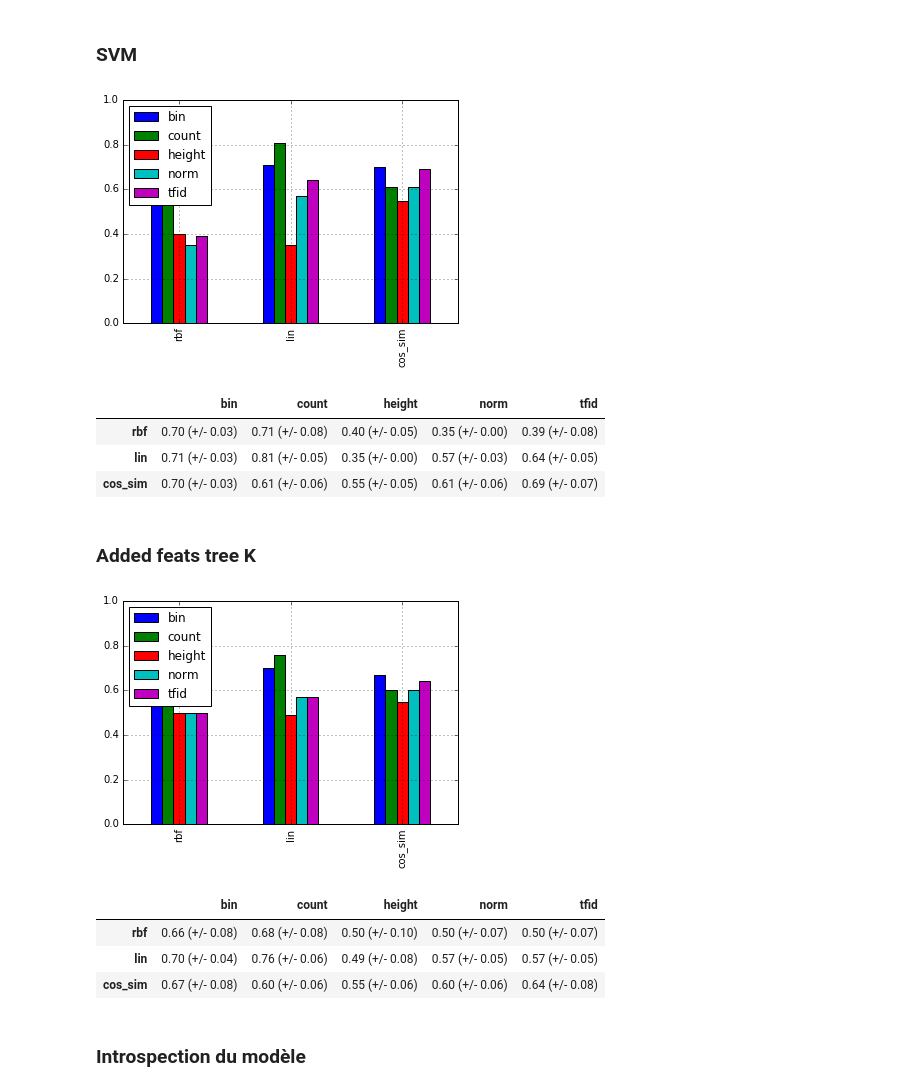
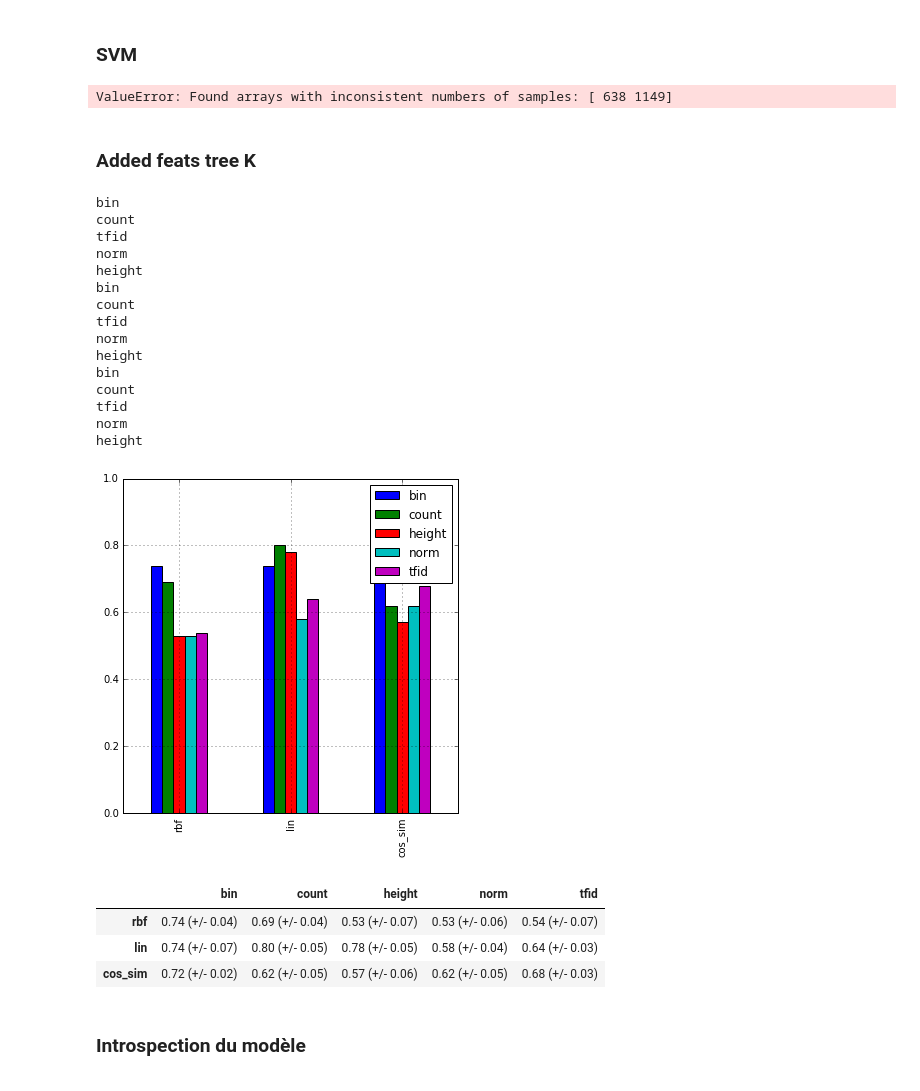
Before and after one commit to emited/discourseAnalysis, a Jupyter notebook: code/experiments.ipynb, the cells around one changed output. Saved outputs shown, nothing was run; the diff lists cells and outputs as text; code cells hidden in the pictures.

```diff
--- a/code/experiments.ipynb
+++ b/code/experiments.ipynb
@@ -8,21 +8,17 @@ from sklearn import svm
 from sklearn import cross_validation
 import pandas as pd
 import matplotlib.pyplot as plt
-#%matplotlib inline
+%matplotlib inline
 
-def plot_df(df):
+def plot_df(df,figsize=6):
     n_df = df.copy(deep=True)
     for idf in df:
         n_df[idf] =  df[idf].apply(lambda x:float(x.split()[0]))
-    n_df.plot(kind='bar')
+    plt.figure(figsize=(figsize,figsize))
+    ax = plt.gca()
+    n_df.plot(kind='bar',ax=ax)
     plt.grid()
     plt.ylim([0.,1.])
+    plt.show()
 # %% [markdown]
 ## loading data
-# %%
-import cPickle as pickle
-V_kernels = pickle.load(open('../../data/test/vect_kernels.pkl','r'))
-y = pickle.load(open('../../data/labels.pkl','r'))
-# %%
-V = pickle.load(open('../../data/test/vects.pkl'))
-V.keys()
@@ -36,3 +25,17 @@ idx = np.concatenate((idx_narr,idx_other))
+# %%
+import cPickle as pickle
+V_kernels = pickle.load(open('../../data/test/tryvect_kernels.pkl','r'))
+y = pickle.load(open('../../data/labels.pkl','r'))
+V_kernels = pickle.load(open('../../data/test/tryvect_kernels.pkl','r'))
+T = pickle.load(open('../../data/trees_with_labels.pkl'))
+pickle.dump(V_kernels,open('../../data/test/vect_kernels.pkl','w'))
+V = pickle.load(open('../../data/test/vects.pkl','r'))
+svm_df = pickle.load(open('../../data/test/svm_res.pkl','r'))
+
+idx_narr = np.where(y == 0)[0]
+idx_other = np.where(y != 0)[0]
+idx_narr = np.random.permutation(idx_narr)[:220]
+idx = np.concatenate((idx_narr,idx_other))
 # %% [markdown]
 ## loading classifiers
 # %% [markdown]
@@ -50,7 +53,7 @@ for k in Kernels:
         svm_clf = svm.SVC(kernel="precomputed")
         scores = cross_validation.cross_val_score(svm_clf,K,y[idx],cv=5)
         d[rep] = "   %0.2f   (+/- %0.2f) " % (scores.mean(), scores.std() * 2)
-        #print rep
+        print rep
 
     results.append(d)
 svm_res = pd.DataFrame(results,index=Kernels)
@@ -58,39 +61,50 @@ plot_df(svm_res)
 plt.show()
 svm_res
 # %% [output]
-[figure, removed]
-|  | bin | count | height | norm | tfid |
-| rbf | 0.70 (+/- 0.03) | 0.71 (+/- 0.08) | 0.40 (+/- 0.05) | 0.35 (+/- 0.00) | 0.39 (+/- 0.08) |
-| lin | 0.71 (+/- 0.03) | 0.81 (+/- 0.05) | 0.35 (+/- 0.00) | 0.57 (+/- 0.03) | 0.64 (+/- 0.05) |
-| cos_sim | 0.70 (+/- 0.03) | 0.61 (+/- 0.06) | 0.55 (+/- 0.05) | 0.61 (+/- 0.06) | 0.69 (+/- 0.07) |
+ValueError: Found arrays with inconsistent numbers of samples: [ 638 1149]
 # %% [markdown]
 ### Added feats tree K
 # %%
 Kernels = ['rbf', 'lin', 'cos_sim']
 representations = ['bin', 'count', 'tfid', 'norm', 'height']
 
 results = []
 for k in Kernels:
     d = {}
     for rep in representations:
         K = V_kernels[k][rep]
-        K = K[idx][:,idx]+K_t[idx][:,idx]
+        K = K[idx][:,idx]+0.0001*K_t5[idx][:,idx]
         svm_clf = svm.SVC(kernel="precomputed")
         scores = cross_validation.cross_val_score(svm_clf,K,y[idx],cv=5)
         d[rep] = "   %0.2f   (+/- %0.2f) " % (scores.mean(), scores.std() * 2)
-        #print rep
+        print rep
 
     results.append(d)
 svm_res = pd.DataFrame(results,index=Kernels)
 plot_df(svm_res)
 plt.show()
 svm_res
 # %% [output]
+bin
+count
+tfid
+norm
+height
+bin
+count
+tfid
+norm
+height
+bin
+count
+tfid
+norm
+height
-[figure, old version]
+[figure, new version]
 |  | bin | count | height | norm | tfid |
-| rbf | 0.66 (+/- 0.08) | 0.68 (+/- 0.08) | 0.50 (+/- 0.10) | 0.50 (+/- 0.07) | 0.50 (+/- 0.07) |
-| lin | 0.70 (+/- 0.04) | 0.76 (+/- 0.06) | 0.49 (+/- 0.08) | 0.57 (+/- 0.05) | 0.57 (+/- 0.05) |
-| cos_sim | 0.67 (+/- 0.08) | 0.60 (+/- 0.06) | 0.55 (+/- 0.06) | 0.60 (+/- 0.06) | 0.64 (+/- 0.08) |
+| rbf | 0.74 (+/- 0.04) | 0.69 (+/- 0.04) | 0.53 (+/- 0.07) | 0.53 (+/- 0.06) | 0.54 (+/- 0.07) |
+| lin | 0.74 (+/- 0.07) | 0.80 (+/- 0.05) | 0.78 (+/- 0.05) | 0.58 (+/- 0.04) | 0.64 (+/- 0.03) |
+| cos_sim | 0.72 (+/- 0.02) | 0.62 (+/- 0.05) | 0.57 (+/- 0.06) | 0.62 (+/- 0.05) | 0.68 (+/- 0.03) |
 # %% [markdown]
 ### Introspection du modèle
 # %%
```
Also changed, not shown: parts of 25 cells of this notebook, 2 other files.
